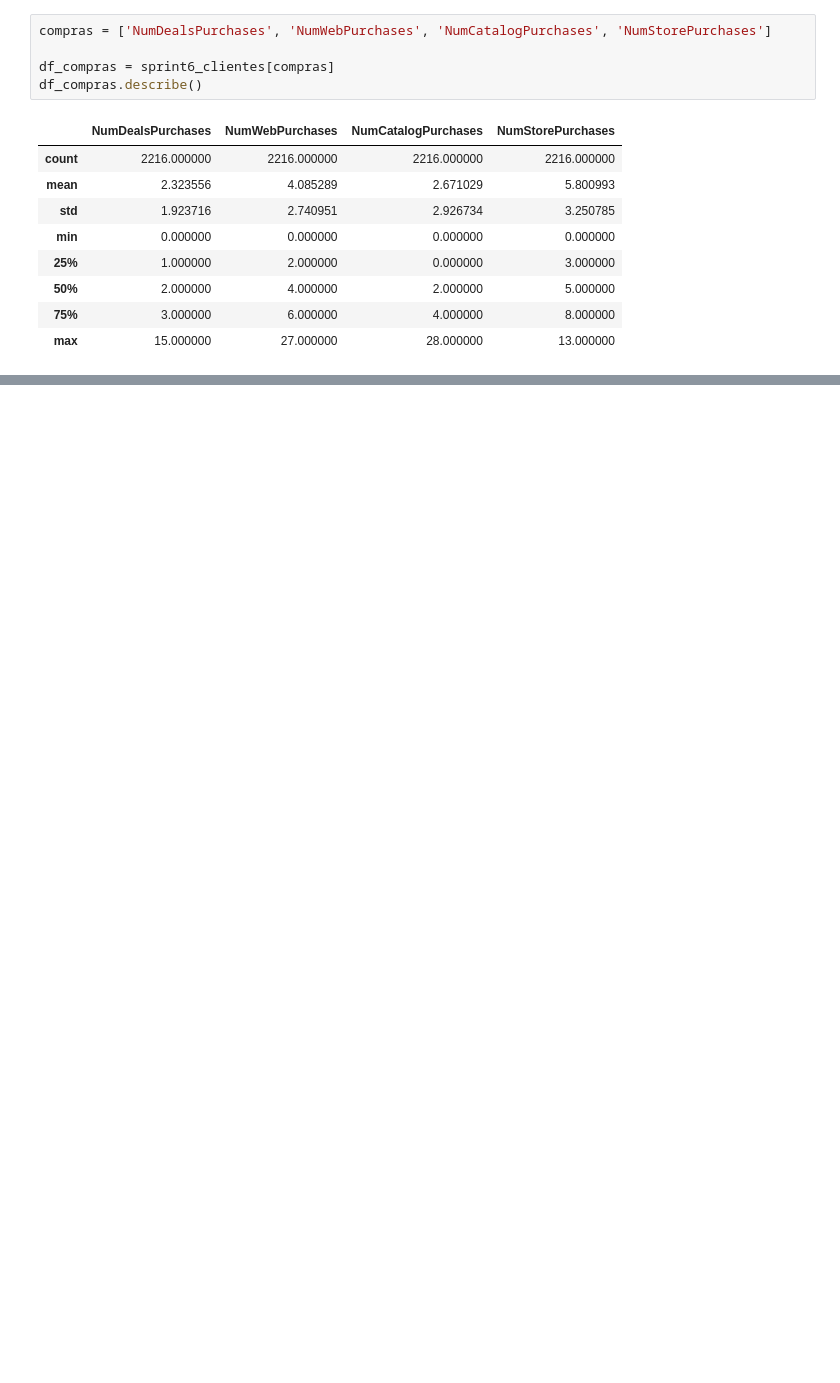
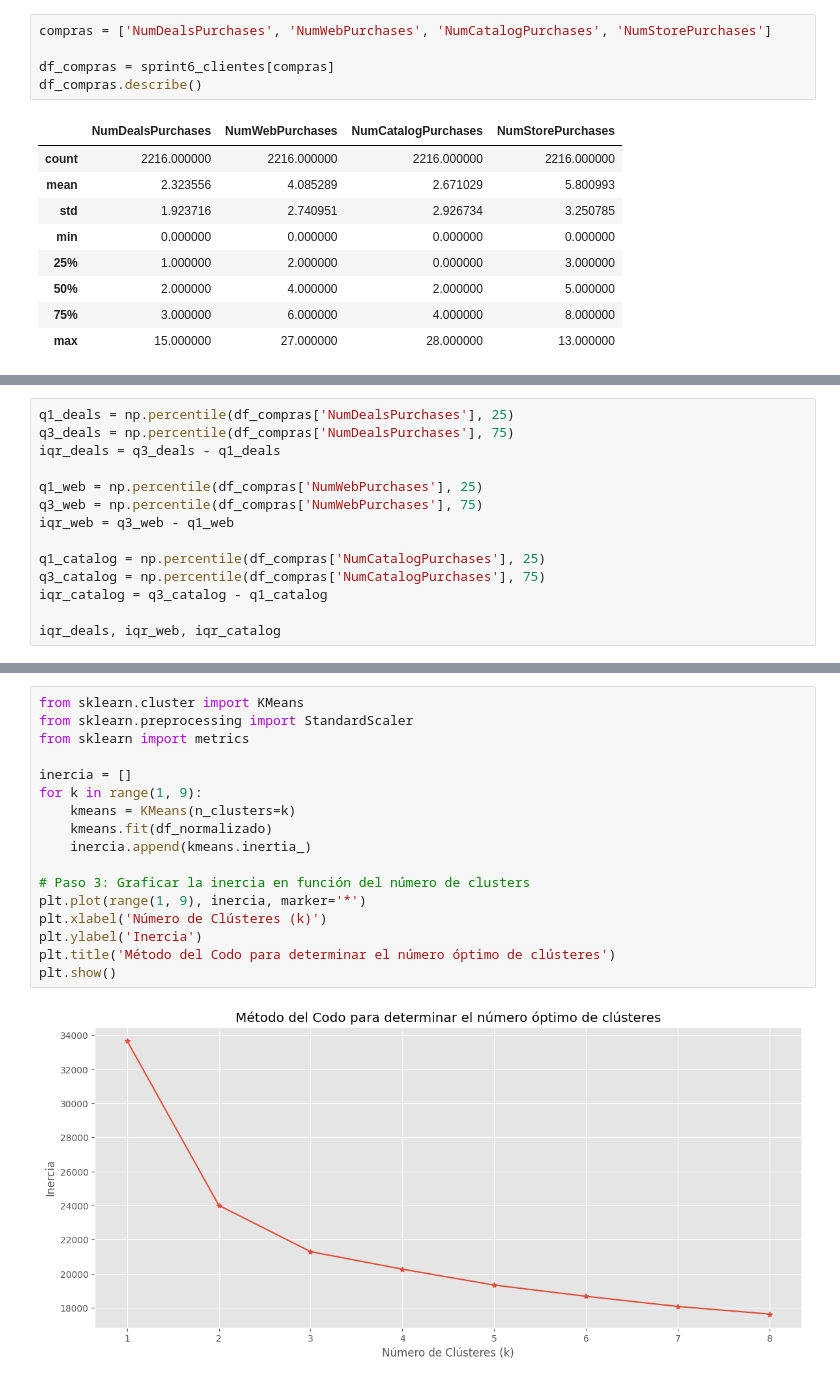
Before and after one commit to fidebravo/Modulo6, a Jupyter notebook: Modulo6_Sprint.ipynb, the cells around one changed output, grey strips where cells are left out. Drawn from its saved outputs; the diff is of its cells as text; blank space fills up the shorter version.

```diff
--- a/Modulo6_Sprint.ipynb
+++ b/Modulo6_Sprint.ipynb
@@ -226,0 +236,14 @@ df_compras.describe()
+# %%
+q1_deals = np.percentile(df_compras['NumDealsPurchases'], 25)
+q3_deals = np.percentile(df_compras['NumDealsPurchases'], 75)
+iqr_deals = q3_deals - q1_deals
+
+q1_web = np.percentile(df_compras['NumWebPurchases'], 25)
+q3_web = np.percentile(df_compras['NumWebPurchases'], 75)
+iqr_web = q3_web - q1_web
+
+q1_catalog = np.percentile(df_compras['NumCatalogPurchases'], 25)
+q3_catalog = np.percentile(df_compras['NumCatalogPurchases'], 75)
+iqr_catalog = q3_catalog - q1_catalog
+
+iqr_deals, iqr_web, iqr_catalog
@@ -226,0 +393,19 @@ df_compras.describe()
+# %%
+from sklearn.cluster import KMeans
+from sklearn.preprocessing import StandardScaler
+from sklearn import metrics
+
+inercia = []
+for k in range(1, 9):
+    kmeans = KMeans(n_clusters=k)
+    kmeans.fit(df_normalizado)
+    inercia.append(kmeans.inertia_)
+
+# Paso 3: Graficar la inercia en función del número de clusters
+plt.plot(range(1, 9), inercia, marker='*')
+plt.xlabel('Número de Clústeres (k)')
+plt.ylabel('Inercia')
+plt.title('Método del Codo para determinar el número óptimo de clústeres')
+plt.show()
+# %% [output]
+[figure, added]
```
Also changed, not shown: parts of 16 cells of this notebook.
